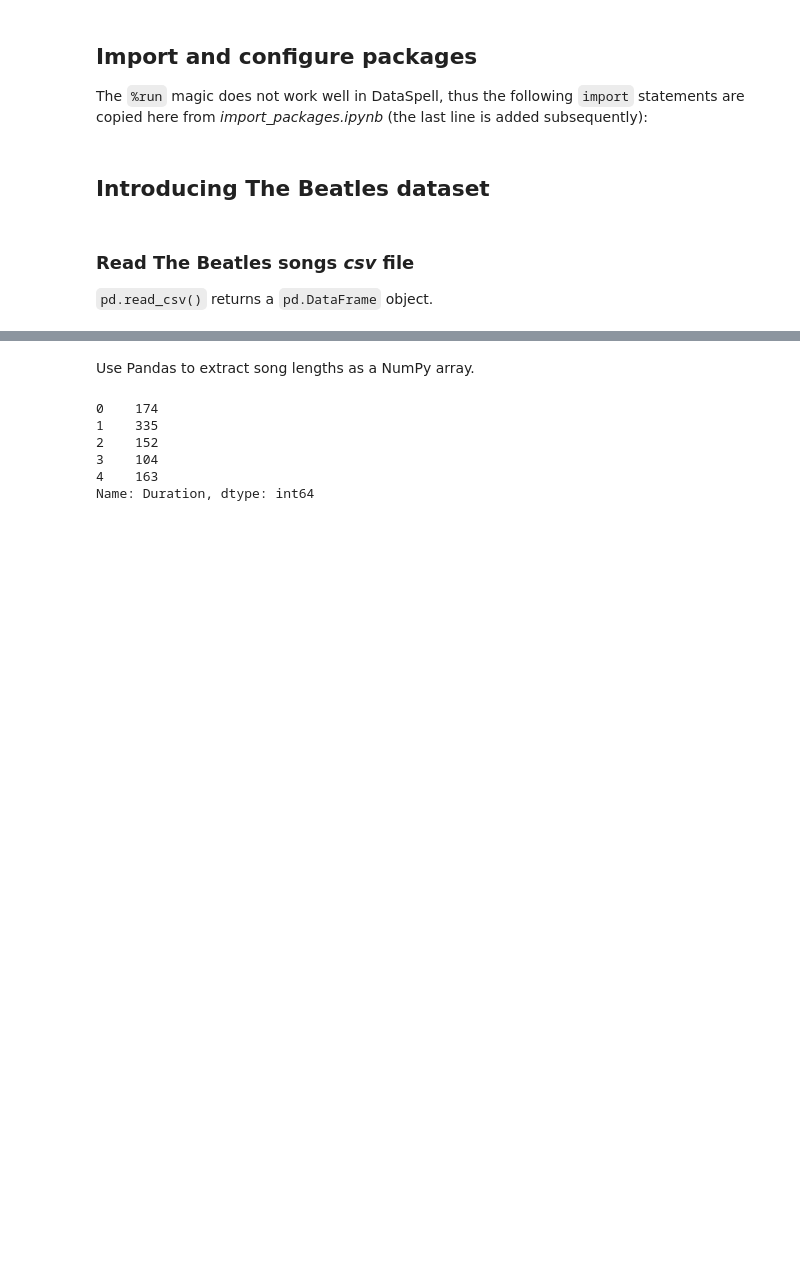
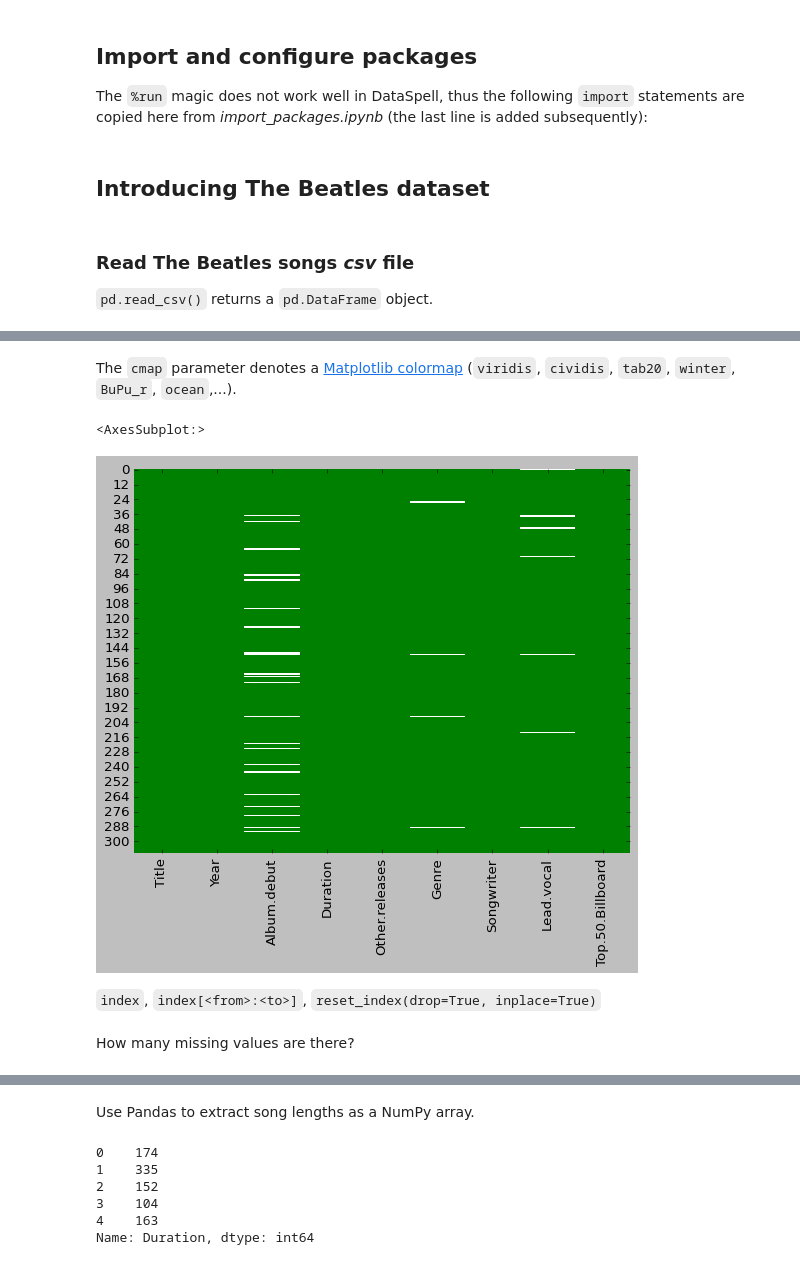
Before and after one commit to devedzic/eda, a Jupyter notebook: eda.ipynb, the cells around one changed output, grey strips where cells are left out. Saved outputs shown, nothing was run; the diff lists cells and outputs as text; code cells hidden in the pictures; blank space fills up the shorter version.

```diff
--- a/eda.ipynb
+++ b/eda.ipynb
@@ -104,0 +198,7 @@ Index(['Title', 'Year', 'Album.debut', 'Duration', 'Other.releases', 'Genre',
+# %%
+# Rename the Duration column to Length
+songs.rename({'Duration': 'Length'}, axis='columns', inplace=True)
+display(songs)
+# Rename the Length column back to Duration
+songs.rename({'Length': 'Duration'}, axis='columns', inplace=True)
+display(songs)
@@ -104,0 +237,11 @@ Index(['Title', 'Year', 'Album.debut', 'Duration', 'Other.releases', 'Genre',
+# %% [markdown]
+The `cmap` parameter denotes a [Matplotlib colormap](https://matplotlib.org/stable/tutorials/colors/colormaps.html#classes-of-colormaps) (`viridis`, `cividis`, `tab20`, `winter`, `BuPu_r`, `ocean`,...).
+# %%
+display(sb.heatmap(songs.isnull(), cbar=False, cmap='ocean'))
+# %% [output]
+<AxesSubplot:>
+[figure, added]
+# %% [markdown]
+`index`, `index[<from>:<to>]`, `reset_index(drop=True, inplace=True)`
+# %% [markdown]
+How many missing values are there?
```
Also changed, not shown: parts of 29 cells of this notebook, 1 other file.
